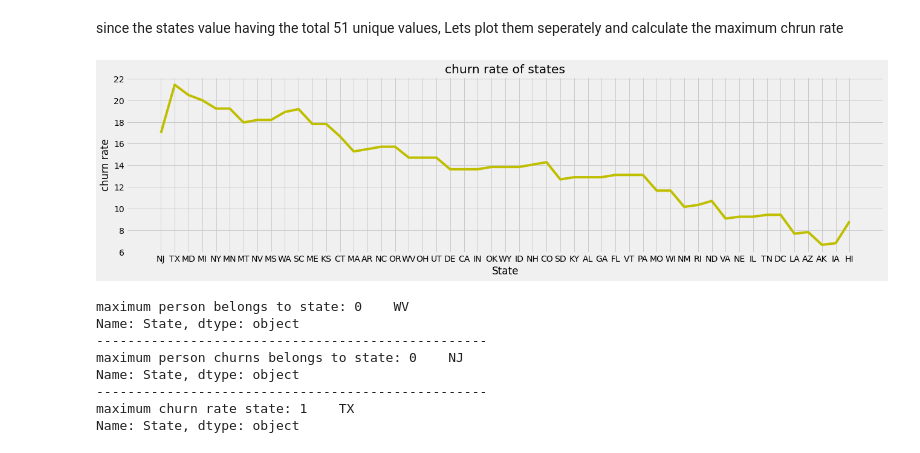
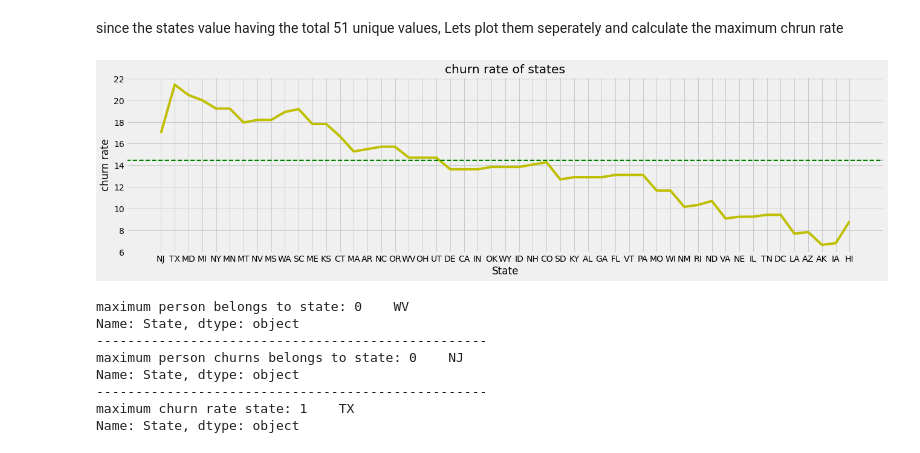
Before and after one commit to ad709kr/capstone_projects-EDA-on-Telecom-churn-analysis, a Jupyter notebook: Telecom_Churn_Analysis_Capstone_Project.ipynb, the cells around one changed output. Cells and saved outputs as stored; diff of their text form; code cells hidden in the pictures.

```diff
--- a/Telecom_Churn_Analysis_Capstone_Project.ipynb
+++ b/Telecom_Churn_Analysis_Capstone_Project.ipynb
@@ -240,12 +264,13 @@ state_churn['churn rate'] = churn_rate(state_pop,state_churn)
 # %%
 plt.figure(figsize=(20,5))
 plt.plot(state_churn['State'],state_churn['churn rate'],"y")
+plt.axhline(comp_churn_rate,color = 'g', linestyle = '--',linewidth = 2,label='company churn rate')
 plt.xlabel("State")
 plt.ylabel("churn rate")
 plt.title("churn rate of states")
 plt.show()
 # %% [output]
-[figure, old version]
+[figure, new version]
 # %%
 print("maximum person belongs to state:",state_pop['State'][state_pop['count']== max(state_pop['count'])])
 print("-"*50)
```
Also changed, not shown: parts of 6 cells of this notebook.
